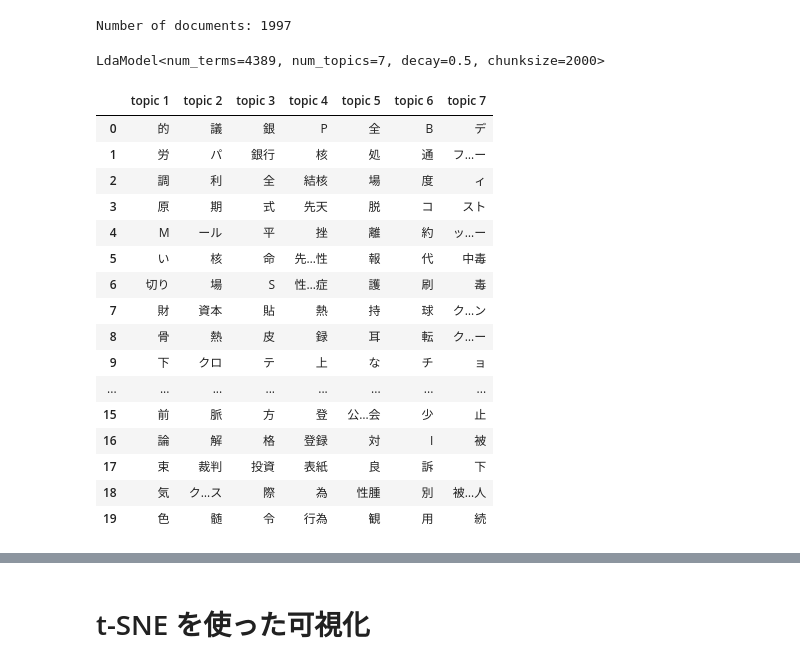
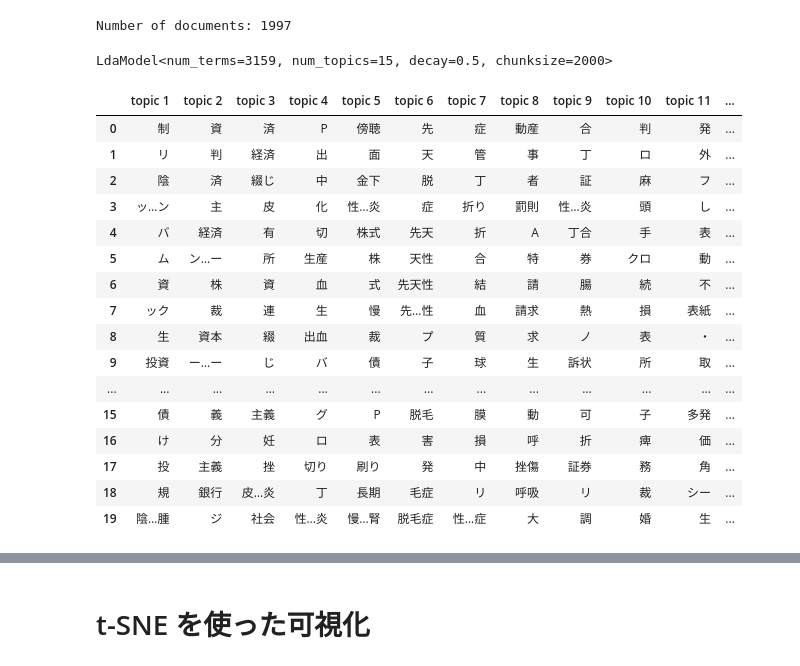
Before and after one commit to kow-k/LDA-mixed-terms, a Jupyter notebook: LDA-mixed-terms.ipynb, the cells around one changed output, grey strips where cells are left out. Cells and saved outputs as stored; diff of their text form; code cells hidden in the pictures.

```diff
--- a/LDA-mixed-terms.ipynb
+++ b/LDA-mixed-terms.ipynb
@@ -43,32 +43,28 @@ target_vars: ['word', 'medical', 'mce', 'economic', 'juridical', 'publishing', '
 selected domains: ['medical', 'economic', 'juridical', 'publishing']
 domain balancing: True
 # %%
-### LDA 用の設定
-
-## documents のencoding でLDA を使うか
-use_LDA = True
+### LDA
 
 ## n_topics
-n_topics = 7
+n_topics = 15
 
 ## doc, term の設定
 doc_type           = 'word'
 term_size          = 'character'
 term_types         = [ '1gram', '2gram', '3gram', 'skippy2gram', 'skippy3gram', 'skippy4gram' ]
-term_type          = term_types[-3]
+term_type          = term_types[4]
 print(f"term_type: {term_type}")
-
-## docの規模
-max_doc_length = 13
-
-## n-gram
 ngram_is_inclusive = True
-
-## skippy n-gram
-gap_mark = "…"
-max_gap_val = round(max_doc_length * 0.75)
+max_doc_length     = 13
 
 ## DTM 濾過のための設定
 minfreq_val = 2
 abuse_threshold_val = 0.01
+
+## DTM
+gap_mark = "…"
+
+## gap mark
+max_doc_length = 13
+max_distance_val = round(max_doc_length * 0.75)
 # %% [output]
@@ -143,7 +128,7 @@ check = False
 import ngrams_skippy
 if term_type == 'skippy4gram':
     skippy4grams = [ ngrams_skippy.gen_skippy4grams(x, missing_mark = gap_mark,
-                                                        max_distance = max_gap_val,
+                                                        max_distance = max_distance_val,
                                                         minimize = False,
                                                         check = False)
                     for x in df[doc_type] ]
@@ -227,47 +214,53 @@ print(f"Number of documents: {len(corpus)}")
 Number of documents: 1997
 # %%
 ## LDA モデルの構築
+
 from gensim.models import LdaModel
-doc_lda = LdaModel(corpus, id2word = diction, num_topics = n_topics, alpha = 0.01)
-print(doc_lda) # 中身を見るには print(..) が必要
+
+## LDAモデル
+lda = LdaModel(corpus, id2word = diction, num_topics = n_topics, alpha = 0.01)
+
+print(lda) # 中身を見るには print(..) が必要
 # %% [output]
-LdaModel<num_terms=4389, num_topics=7, decay=0.5, chunksize=2000>
+LdaModel<num_terms=3159, num_topics=15, decay=0.5, chunksize=2000>
 # %%
 %%capture --no-display
 
 ## lda のtopic ごとに，関連度の高い term を表示
+#
 import pandas as pd
+
 n_terms = 20 # topic ごとに表示する term 数の指定
 topic_dfs = [ ]
 for topic in range(n_topics):
     terms = [ ]
-    for i, prob in doc_lda.get_topic_terms(topic, topn = n_terms):
+    for i, prob in lda.get_topic_terms(topic, topn = n_terms):
         terms.append(diction.id2token[ int(i) ])
     #
     topic_dfs.append(pd.DataFrame([terms], index = [ f'topic {topic+1}' ]))
 #
 topic_term_df = pd.concat(topic_dfs)
 
 ## Table で表示
 topic_term_df.T
 # %% [output]
-|  | topic 1 | topic 2 | topic 3 | topic 4 | topic 5 | topic 6 | topic 7 |
-| 0 | 的 | 議 | 銀 | P | 全 | B | デ |
-| 1 | 労 | パ | 銀行 | 核 | 処 | 通 | フ…ー |
-| 2 | 調 | 利 | 全 | 結核 | 場 | 度 | ィ |
-| 3 | 原 | 期 | 式 | 先天 | 脱 | コ | スト |
-| 4 | M | ール | 平 | 挫 | 離 | 約 | ッ…ー |
-| 5 | い | 核 | 命 | 先…性 | 報 | 代 | 中毒 |
-| 6 | 切り | 場 | S | 性…症 | 護 | 刷 | 毒 |
-| 7 | 財 | 資本 | 貼 | 熱 | 持 | 球 | ク…ン |
-| 8 | 骨 | 熱 | 皮 | 録 | 耳 | 転 | ク…ー |
-| 9 | 下 | クロ | テ | 上 | な | チ | ョ |
-| ... | ... | ... | ... | ... | ... | ... | ... |
-| 15 | 前 | 脈 | 方 | 登 | 公…会 | 少 | 止 |
-| 16 | 論 | 解 | 格 | 登録 | 対 | I | 被 |
-| 17 | 束 | 裁判 | 投資 | 表紙 | 良 | 訴 | 下 |
-| 18 | 気 | ク…ス | 際 | 為 | 性腫 | 別 | 被…人 |
-| 19 | 色 | 髄 | 令 | 行為 | 観 | 用 | 続 |
+|  | topic 1 | topic 2 | topic 3 | topic 4 | topic 5 | topic 6 | topic 7 | topic 8 | topic 9 | topic 10 | topic 11 | ... |
+| 0 | 制 | 資 | 済 | P | 傍聴 | 先 | 症 | 動産 | 合 | 判 | 発 | ... |
+| 1 | リ | 判 | 経済 | 出 | 面 | 天 | 管 | 事 | 丁 | ロ | 外 | ... |
+| 2 | 陰 | 済 | 綴じ | 中 | 金下 | 脱 | 丁 | 者 | 証 | 麻 | フ | ... |
+| 3 | ッ…ン | 主 | 皮 | 化 | 性…炎 | 症 | 折り | 罰則 | 性…炎 | 頭 | し | ... |
+| 4 | バ | 経済 | 有 | 切 | 株式 | 先天 | 折 | A | 丁合 | 手 | 表 | ... |
+| 5 | ム | ン…ー | 所 | 生産 | 株 | 天性 | 合 | 特 | 券 | クロ | 動 | ... |
+| 6 | 資 | 株 | 資 | 血 | 式 | 先天性 | 結 | 請 | 腸 | 続 | 不 | ... |
+| 7 | ック | 裁 | 連 | 生 | 慢 | 先…性 | 血 | 請求 | 熱 | 損 | 表紙 | ... |
+| 8 | 生 | 資本 | 綴 | 出血 | 裁 | プ | 質 | 求 | ノ | 表 | ・ | ... |
+| 9 | 投資 | ー…ー | じ | バ | 債 | 子 | 球 | 生 | 訴状 | 所 | 取 | ... |
+| ... | ... | ... | ... | ... | ... | ... | ... | ... | ... | ... | ... | ... |
+| 15 | 債 | 義 | 主義 | グ | P | 脱毛 | 膜 | 動 | 可 | 子 | 多発 | ... |
+| 16 | け | 分 | 妊 | ロ | 表 | 害 | 損 | 呼 | 折 | 痺 | 価 | ... |
+| 17 | 投 | 主義 | 挫 | 切り | 刷り | 発 | 中 | 挫傷 | 証券 | 務 | 角 | ... |
+| 18 | 規 | 銀行 | 皮…炎 | 丁 | 長期 | 毛症 | リ | 呼吸 | リ | 裁 | シー | ... |
+| 19 | 陰…腫 | ジ | 社会 | 性…炎 | 慢…腎 | 脱毛症 | 性…症 | 大 | 調 | 婚 | 生 | ... |
 # %%
 %%capture --no-display
 
```
Also changed, not shown: parts of 19 cells of this notebook.
